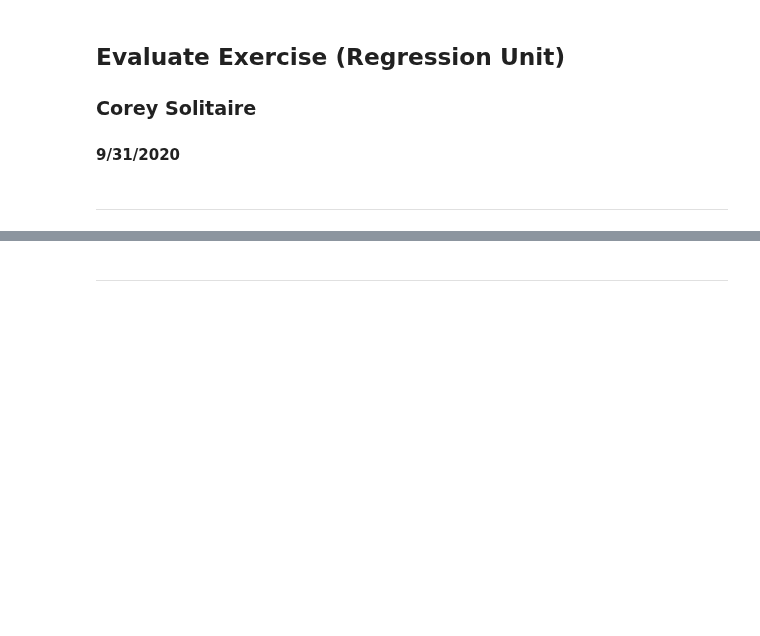
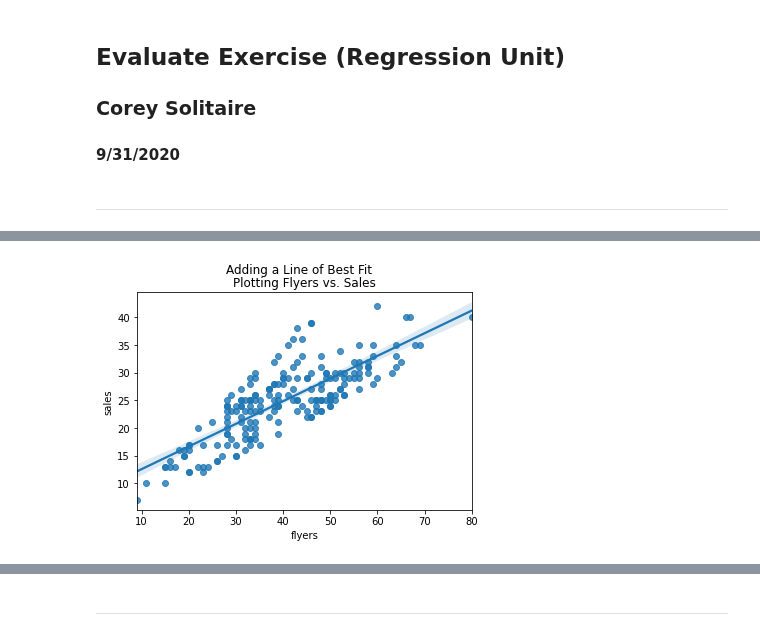
Before and after one commit to CSolitaire/regression-exercises, a Jupyter notebook: evaluate.ipynb, the cells around one changed output, grey strips where cells are left out. Cells and saved outputs as stored; diff of their text form; code cells hidden in the pictures; blank space fills up the shorter version.

```diff
--- a/evaluate.ipynb
+++ b/evaluate.ipynb
@@ -23,0 +30,11 @@ warnings.filterwarnings('ignore')
+# %%
+# 1. Create a dataframe from the csv at https://gist.githubusercontent.com/ryanorsinger/c303a90050d3192773288f7eea97b708/raw/536533b90bb2bf41cea27a2c96a63347cde082a6/lemonade.csv
+df = pd.read_csv("https://gist.githubusercontent.com/ryanorsinger/9867c96ddb56626e9aac94d8e92dabdf/raw/45f9a36a8871ac0e24317704ed0072c9dded1327/lemonade_regression.csv")
+df["log_rainfall"] = np.log(df.rainfall)
+
+# Split data before Explore (only train)
+train_validate, test = train_test_split(df, test_size = .2, random_state = 123)
+train, validate = train_test_split(train_validate, test_size = .3, random_state = 123)
+
+# Verify split
+train.shape, validate.shape, test.shape
@@ -23,0 +74,9 @@ warnings.filterwarnings('ignore')
+# %%
+# Simple visualization (scatter plot)
+plt.suptitle("Adding a Line of Best Fit")
+plt.title("Plotting Flyers vs. Sales")
+
+sns.regplot(x="flyers", y="sales", data=train)
+plt.show()
+# %% [output]
+[figure, added]
```
Also changed, not shown: parts of 81 cells of this notebook.
